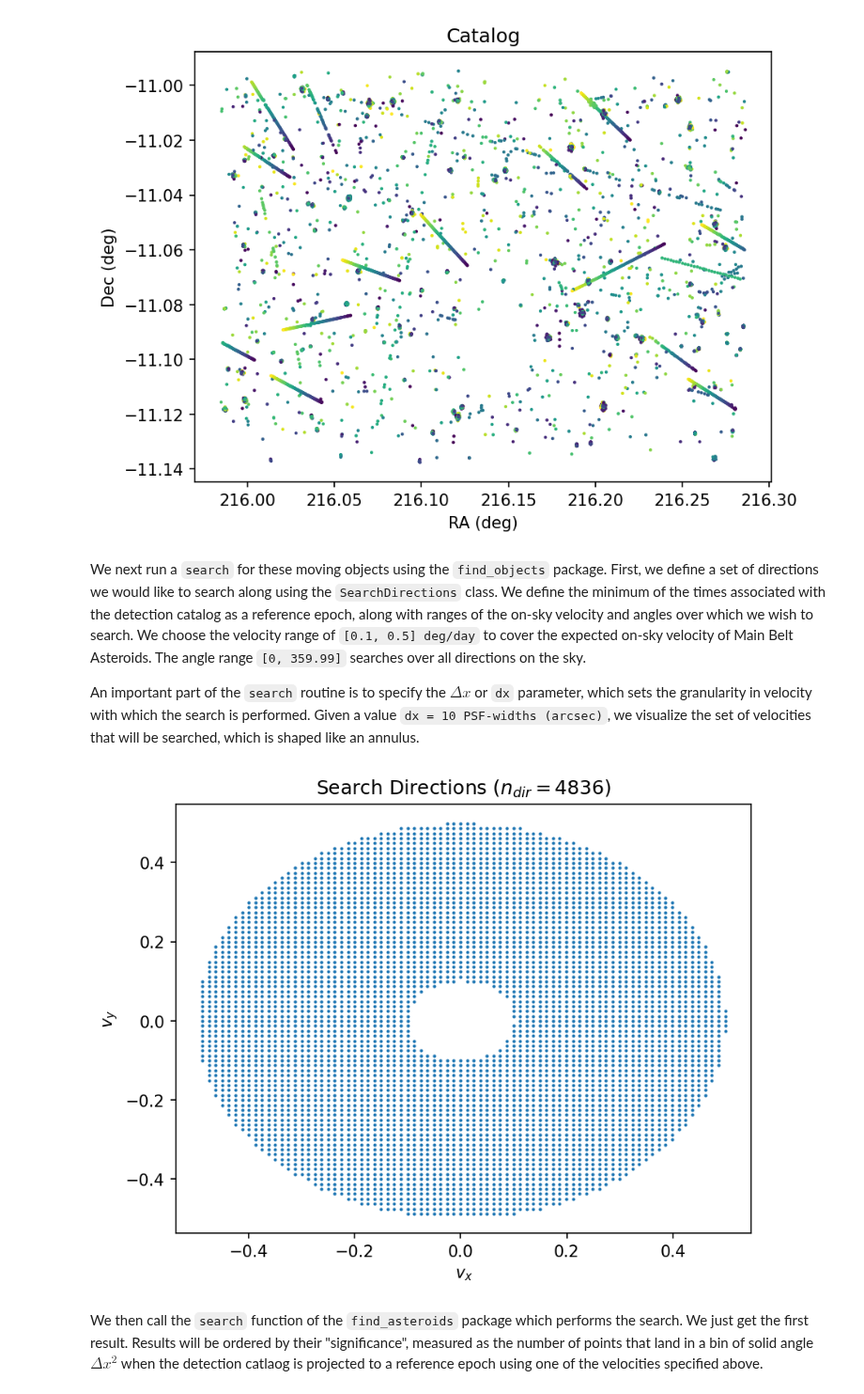
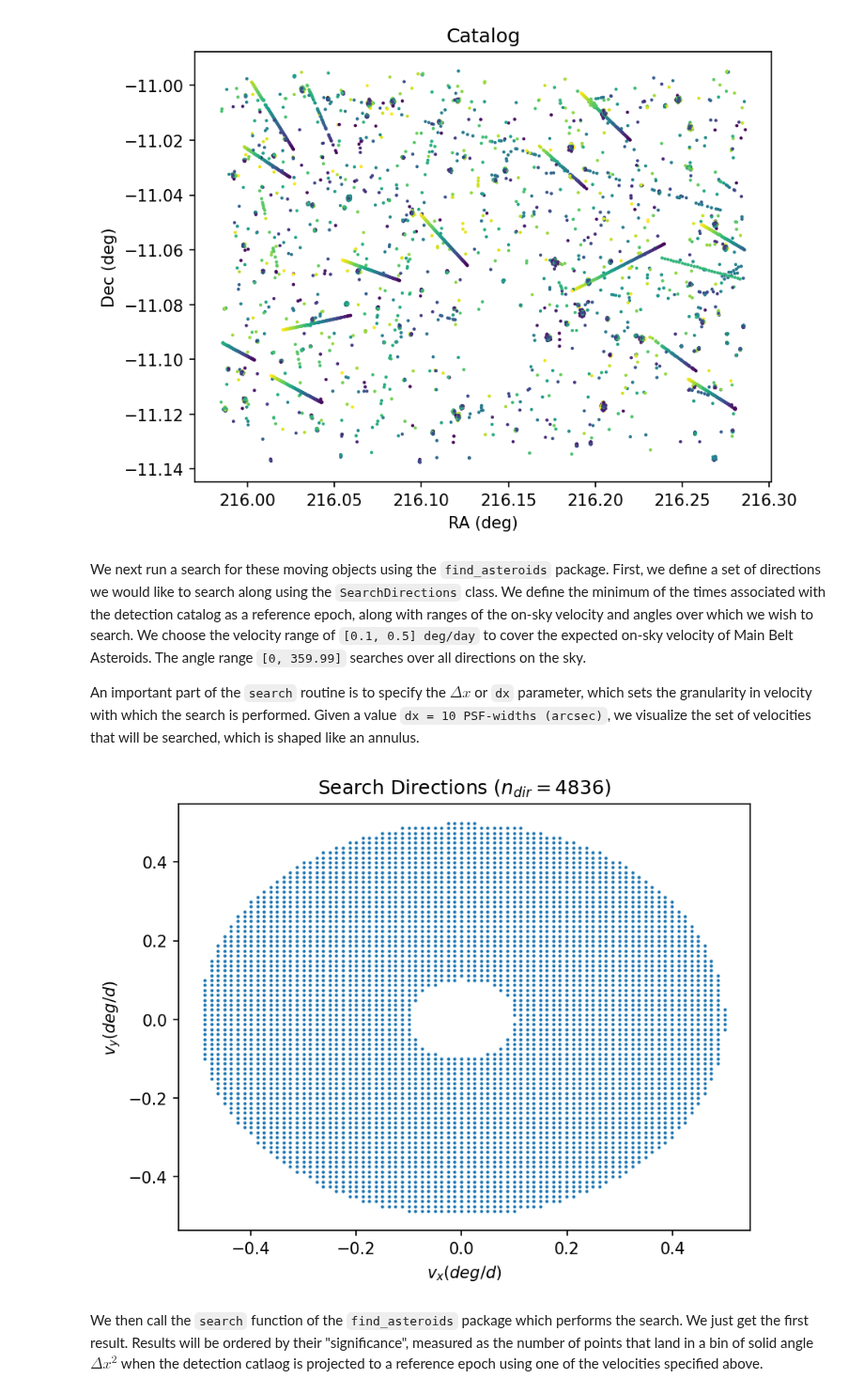
Before and after one commit to stevenstetzler/find-asteroids, a Jupyter notebook: docs/notebooks/search.ipynb, the cells around one changed output. Shown at 94% size. Saved outputs shown, nothing was run; the diff lists cells and outputs as text; code cells hidden in the pictures.

```diff
--- a/docs/notebooks/search.ipynb
+++ b/docs/notebooks/search.ipynb
@@ -27,30 +27,30 @@ plt.show()
 # %% [output]
 [figure]
 # %% [markdown]
-We next run a `search` for these moving objects using the `find_objects` package. First, we define a set of directions we would like to search along using the `SearchDirections` class. We define the minimum of the times associated with the detection catalog as a reference epoch, along with ranges of the on-sky velocity and angles over which we wish to search. We choose the velocity range of `[0.1, 0.5] deg/day` to cover the expected on-sky velocity of Main Belt Asteroids. The angle range `[0, 359.99]` searches over all directions on the sky.
+We next run a search for these moving objects using the `find_asteroids` package. First, we define a set of directions we would like to search along using the `SearchDirections` class. We define the minimum of the times associated with the detection catalog as a reference epoch, along with ranges of the on-sky velocity and angles over which we wish to search. We choose the velocity range of `[0.1, 0.5] deg/day` to cover the expected on-sky velocity of Main Belt Asteroids. The angle range `[0, 359.99]` searches over all directions on the sky.
 
 An important part of the `search` routine is to specify the $\Delta x$ or `dx` parameter, which sets the granularity in velocity with which the search is performed. Given a value `dx = 10 PSF-widths (arcsec)`, we visualize the set of velocities that will be searched, which is shaped like an annulus.
 # %%
 from find_asteroids.directions import SearchDirections
 
 velocity_unit = sky_unit / time_unit
 reference_epoch = X[:, 2].min() * time_unit
 
 vmin, vmax = 0.1 * velocity_unit, 0.5 * velocity_unit
 phimin, phimax = 0 * u.deg, 359.99 * u.deg
 
 dt = (X[:, 2].max() - X[:, 2].min()) * time_unit
 dx = (10 * np.median(psfs) * psfs.unit).to(u.arcsec)
 directions = SearchDirections([vmin, vmax], [phimin, phimax], dx, dt)
 
 fig = plt.figure(dpi=150, facecolor='white')
 plt.scatter(directions.b[:, 0], directions.b[:,1 ], s=1)
-plt.xlabel("$v_x$")
-plt.ylabel("$v_y$")
+plt.xlabel(fr"$v_x ({velocity_unit})$")
+plt.ylabel(fr"$v_y ({velocity_unit})$")
 plt.title(r"Search Directions ($n_{dir} = " + str(len(directions.b)) + r"$)")
 plt.show()
 # %% [output]
-[figure, old version]
+[figure, new version]
 # %% [markdown]
 We then call the `search` function of the `find_asteroids` package which performs the search. We just get the first result. Results will be ordered by their "significance", measured as the number of points that land in a bin of solid angle $\Delta x^2$ when the detection catlaog is projected to a reference epoch using one of the velocities specified above.
 # %%
```
Also changed, not shown: parts of 5 cells of this notebook, 3 other files.
